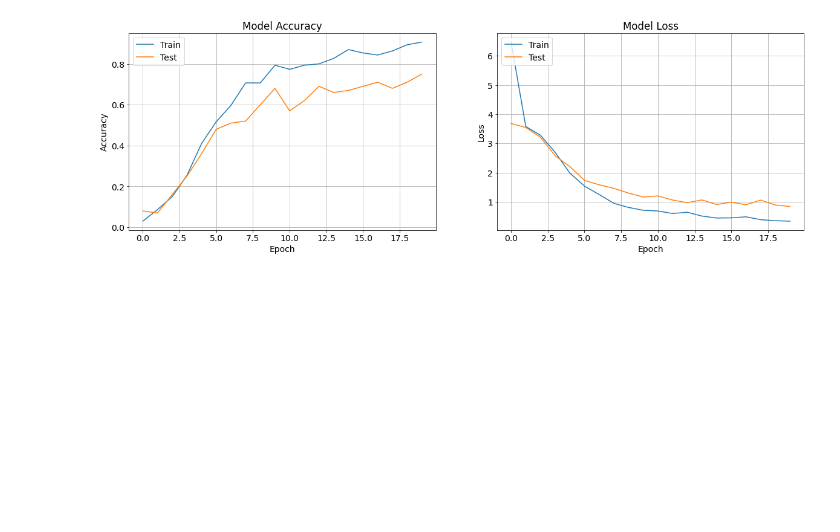
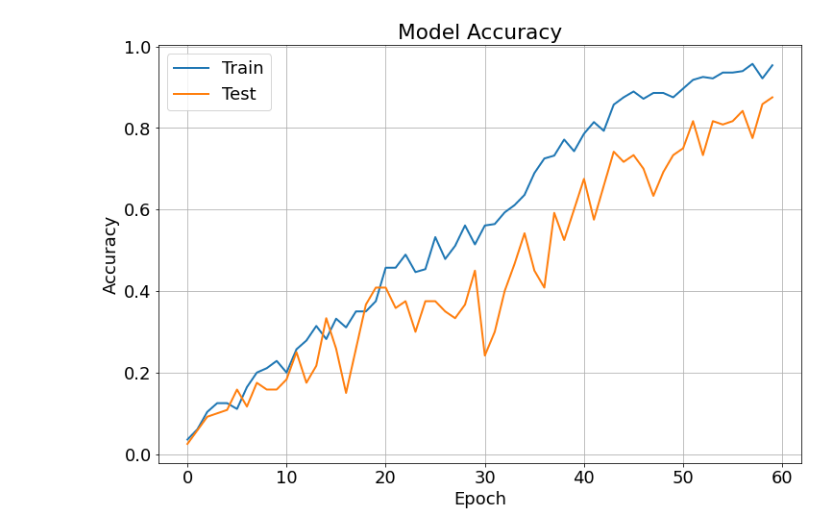
Before and after one commit to aprameya2001/People-Identification-using-Face-and-Gait, a Jupyter notebook: IT416_Fusion_Model.ipynb, the cells around one changed output. Drawn from its saved outputs; the diff is of its cells as text; code cells hidden in the pictures; blank space fills up the shorter version.

```diff
--- a/IT416_Fusion_Model.ipynb
+++ b/IT416_Fusion_Model.ipynb
@@ -133,7 +153,5 @@ display(plot)
 # %%
-EPOCHS = 20
-BATCH_SIZE = 4
-VALID_SPLIT = 0.25
-
 history = model.fit([x_face, x_gait], y, batch_size = BATCH_SIZE, epochs = EPOCHS, validation_split = VALID_SPLIT)
+acc_train += history.history['accuracy']
+acc_val += history.history['val_accuracy']
 # %% [output]
@@ -157,25 +178,15 @@ Epoch 20/20
-# %%
-plt.rcParams['figure.figsize'] = (20, 6)
-plt.rcParams['font.size'] = 14
-
-fig, ax = plt.subplots(1, 2)
-
-ax[0].plot(history.history['accuracy'])
-ax[0].plot(history.history['val_accuracy'])
-ax[0].set_title('Model Accuracy')
-ax[0].set_ylabel('Accuracy')
-ax[0].set_xlabel('Epoch')
-ax[0].legend(['Train', 'Test'], loc='upper left')
-ax[0].grid()
-
-ax[1].plot(history.history['loss'])
-ax[1].plot(history.history['val_loss'])
-ax[1].set_title('Model Loss')
-ax[1].set_ylabel('Loss')
-ax[1].set_xlabel('Epoch')
-ax[1].legend(['Train', 'Test'], loc='upper left')
-ax[1].grid()
-
-plt.show()
-# %% [output]
-[figure, removed]
+# %%
+plt.rcParams['figure.figsize'] = (12, 8)
+plt.rcParams['font.size'] = 18
+
+plt.plot(acc_train, linewidth=2)
+plt.plot(acc_val, linewidth=2)
+plt.title('Model Accuracy')
+plt.ylabel('Accuracy')
+plt.xlabel('Epoch')
+plt.legend(['Train', 'Test'], loc='upper left')
+plt.grid()
+
+plt.show()
+# %% [output]
+[figure, added]
```
Also changed, not shown: parts of 8 cells of this notebook, 2 other files.
